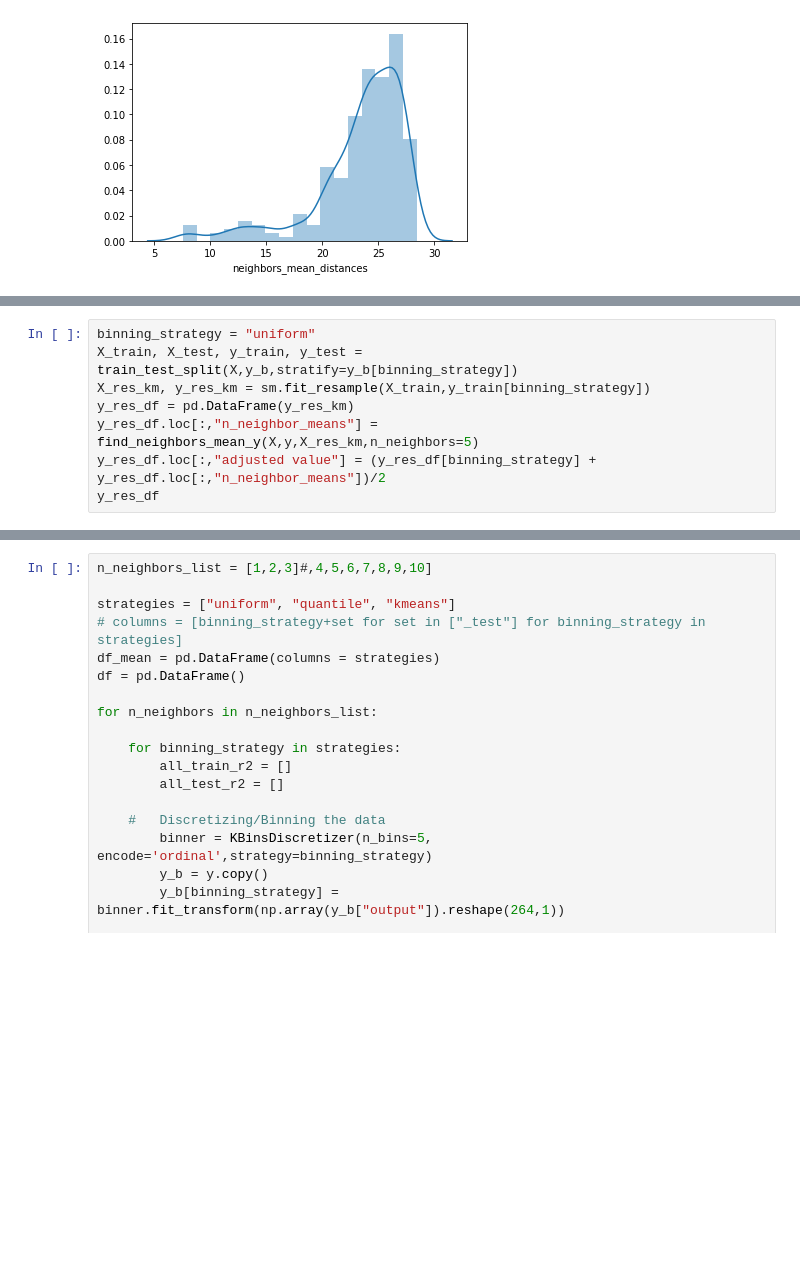
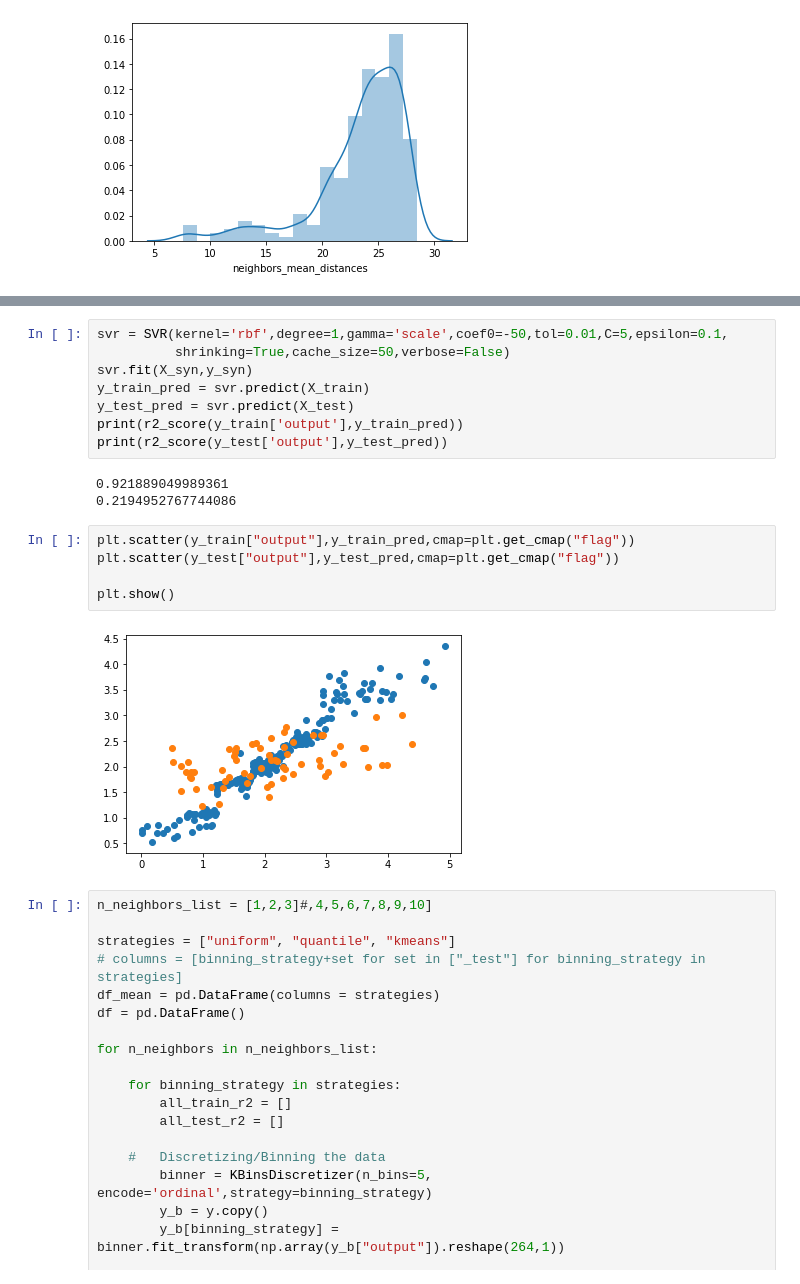
Before and after one commit to duythongvt1/URA-Projects, a Jupyter notebook: CornData/Demo.ipynb, the cells around one changed output, grey strips where cells are left out. Cells and saved outputs as stored; diff of their text form; blank space fills up the shorter version.

```diff
--- a/CornData/Demo.ipynb
+++ b/CornData/Demo.ipynb
@@ -362,8 +285,0 @@ SyntaxError: unexpected EOF while parsing (<ipython-input-695-d1b28efb7070>, lin
-# %%
-binning_strategy = "uniform"
-X_train, X_test, y_train, y_test = train_test_split(X,y_b,stratify=y_b[binning_strategy])
-X_res_km, y_res_km = sm.fit_resample(X_train,y_train[binning_strategy])
-y_res_df = pd.DataFrame(y_res_km)
-y_res_df.loc[:,"n_neighbor_means"] = find_neighbors_mean_y(X,y,X_res_km,n_neighbors=5)
-y_res_df.loc[:,"adjusted value"] = (y_res_df[binning_strategy] + y_res_df.loc[:,"n_neighbor_means"])/2
-y_res_df
@@ -370,3 +337,21 @@ y_res_df
+# %%
+svr = SVR(kernel='rbf',degree=1,gamma='scale',coef0=-50,tol=0.01,C=5,epsilon=0.1,
+          shrinking=True,cache_size=50,verbose=False)
+svr.fit(X_syn,y_syn)
+y_train_pred = svr.predict(X_train)
+y_test_pred = svr.predict(X_test)
+print(r2_score(y_train['output'],y_train_pred))
+print(r2_score(y_test['output'],y_test_pred))
+# %% [output]
+0.921889049989361
+0.2194952767744086
+# %%
+plt.scatter(y_train["output"],y_train_pred,cmap=plt.get_cmap("flag"))
+plt.scatter(y_test["output"],y_test_pred,cmap=plt.get_cmap("flag"))
+
+plt.show()
+# %% [output]
+[figure, added]
 # %%
 n_neighbors_list = [1,2,3]#,4,5,6,7,8,9,10]
 
```
Also changed, not shown: parts of 42 cells of this notebook.
